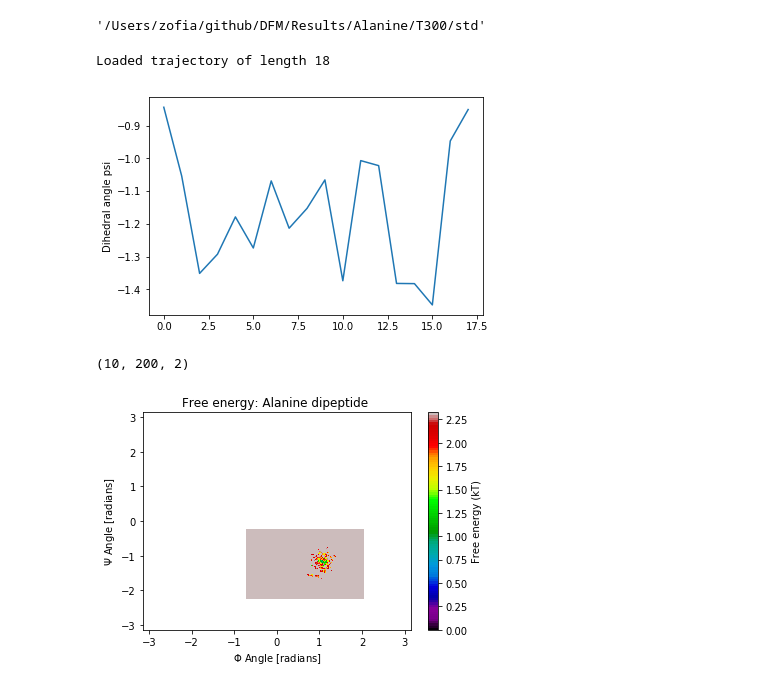
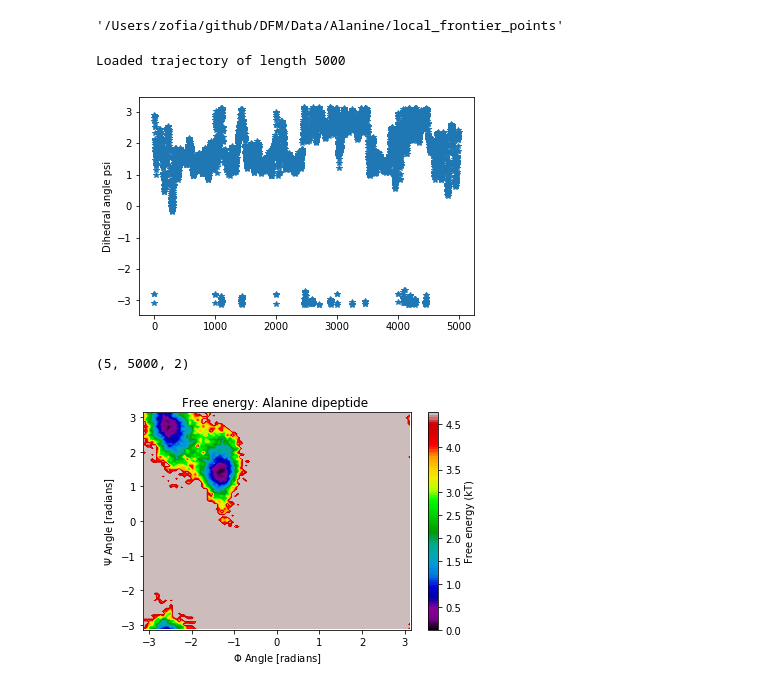
Before and after one commit to ZofiaTr/DFM, a Jupyter notebook: interactivePython/alanine_unbias.ipynb, the cells around one changed output. Saved outputs shown, nothing was run; the diff lists cells and outputs as text; code cells hidden in the pictures.

```diff
--- a/interactivePython/alanine_unbias.ipynb
+++ b/interactivePython/alanine_unbias.ipynb
@@ -27,7 +27,8 @@ import helpers
 import model
 # %%
 
-methodName='T300/std'#'frontier_points_corner_euclidean'#'frontier_points_corner'#
+methodName='frontier_points_corner_change_temperature_off_TMDmap_randomStart'
+
 
 ############################
 
@@ -47,7 +48,7 @@ else:
     addReference=1
 
 
-dataName='Results/'
+dataName='Data/'
 folderName='/Users/zofia/github/DFM/'
 modelName='Alanine'
 
@@ -107,7 +179,7 @@ System has 22 particle(s)
 # %%
 dataFolderName
 # %% [output]
-'/Users/zofia/github/DFM/Results/Alanine/T300/std'
+'/Users/zofia/github/DFM/Data/Alanine/local_frontier_points'
 # %%
 def compute_dihedrals_phi(X_FT):
     psi_indices, phi_indices = [6, 8, 14, 16], [4, 6, 8, 14]
@@ -133,7 +205,7 @@ if metric_choice == 'rmsd':
 elif metric_choice == 'euclidean':
     al = False
 
-modnr=1000
+modnr=1
 X_FT = helpers.loadData(dataFolderName+'/Traj/*.h5', mdl.testsystem.topology, modnr, align=al)
 print('Loaded trajectory of length '+repr(X_FT.shape[0]))
 # X_FT =X_FT[:finalLength]
@@ -145,11 +217,11 @@ print('Loaded trajectory of length '+repr(X_FT.shape[0]))
 r=colective_variable(X_FT)
 cv=r
 
-plt.plot(range(len(r)), r)
+plt.plot(range(len(r)), r, '*')
 plt.ylabel(cv_name)
 plt.savefig(simulationFolder+'/colvar.png')
 
 plt.show()
 # %% [output]
-Loaded trajectory of length 18
+Loaded trajectory of length 5000
-[figure, old version]
+[figure, new version]
@@ -156,30 +261,30 @@ Loaded trajectory of length 18
 # %%
 pyEmmaPlot=1
 if pyEmmaPlot:
 
-    numberOfIterations = 10
+    numberOfIterations = 5
     import pyemma.coordinates as coor
     feat = coor.featurizer(md.Topology().from_openmm(smpl.model.testsystem.topology))
     feat.add_backbone_torsions()
     inp=[coor.load(dataFolderName+'/Traj/Alaninetraj_'+repr(i)+'.h5', feat, stride=1) for i in range(0,numberOfIterations)]
     #inp=[coor.load(dataFolderName+'/shortTraj.h5', feat, stride=1) ]
     print( np.asarray(inp).shape)
 
 
     import pyemma.plots as mplt
     from math import pi
 
     Y = inp
 
     mplt.plot_free_energy(np.vstack(Y)[:,0], np.vstack(Y)[:,1]);
     plt.title('Free energy: Alanine dipeptide ')
     plt.xlabel(r'$\Phi$ Angle [radians]')
     plt.xlim(-pi, pi)
     plt.ylabel(r'$\Psi$ Angle [radians]')
     plt.ylim(-pi, pi)
     #plt.savefig('/Users/zofia/github/DFM/Data/Alanine/'+methodName+'/freeEnergy.png', dpi='figure', bbox_inches='tight')
-
+    plt.savefig('enhanced.eps')
     plt.show()
 # %% [output]
-(10, 200, 2)
+(5, 5000, 2)
-[figure, old version]
+[figure, new version]
```
Also changed, not shown: parts of 24 cells of this notebook, 10 other files.
